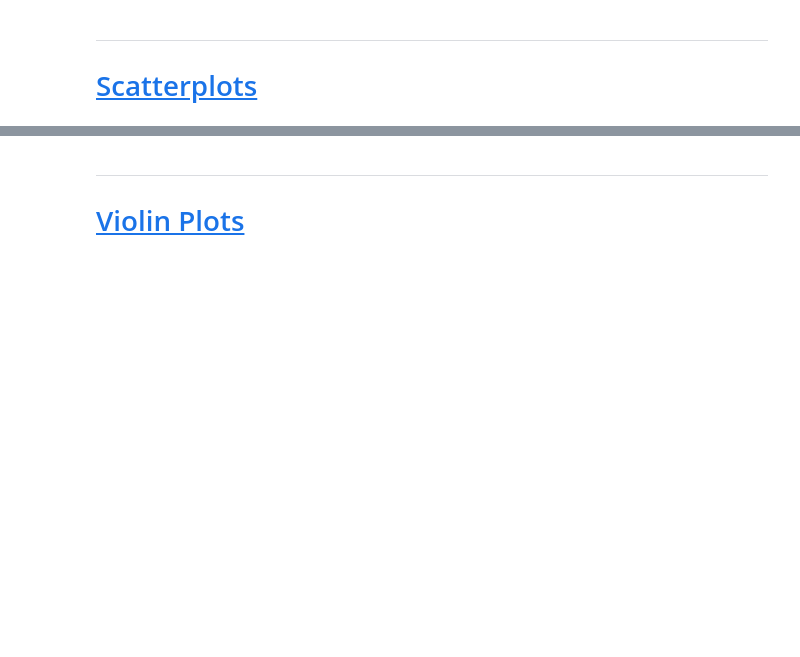
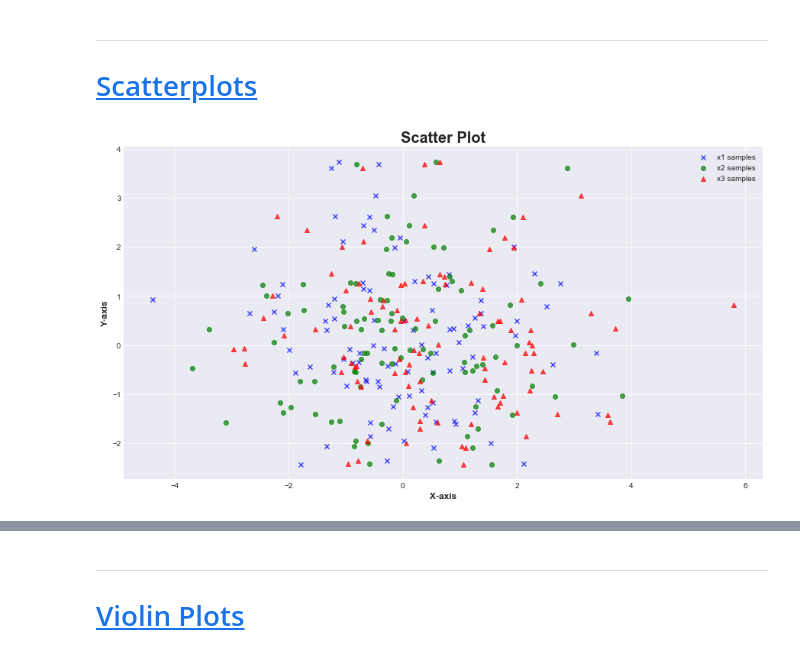
Before and after one commit to pavsingh7/Matplotlib, a Jupyter notebook: matplot_adv.ipynb, the cells around one changed output, grey strips where cells are left out. Saved outputs shown, nothing was run; the diff lists cells and outputs as text; code cells hidden in the pictures; blank space fills up the shorter version.

```diff
--- a/matplot_adv.ipynb
+++ b/matplot_adv.ipynb
@@ -357,3 +357,33 @@ Error bars are graphical representation of uncertainty in data. They show the va
 # %% [markdown]
 ***
 # <a id='toc7_'></a>[Scatterplots](#toc0_)
+# %%
+# Generating a data from MVN - given mean and covariance
+np.random.seed(4312)
+mu_vec1 = np.array([0,0])
+cov_mat1 = np.array([[2,0],[0,2]])
+
+x1_samples = np.random.multivariate_normal(mu_vec1, cov_mat1, 100)
+x2_samples = np.random.multivariate_normal(mu_vec1+0.2, cov_mat1+0.2, 100)
+x3_samples = np.random.multivariate_normal(mu_vec1+0.4, cov_mat1+0.4, 100)
+
+# create plot
+fig, ax = plt.subplots(figsize=(15,8))
+
+# scatter plot
+plt.scatter(x1_samples[:,0], x1_samples[:,1], marker='x',
+            color='blue', alpha=0.7, label='x1 samples')
+plt.scatter(x2_samples[:,0], x1_samples[:,1], marker='o',
+            color='green', alpha=0.7, label='x2 samples')
+plt.scatter(x3_samples[:,0], x1_samples[:,1], marker='^',
+            color='red', alpha=0.7, label='x3 samples')
+
+# Add title and axis labels
+ax.set_title("Scatter Plot", fontsize=20, fontweight='bold')
+ax.set_xlabel("X-axis", fontsize=12, fontweight='semibold')
+ax.set_ylabel("Y-axis", fontsize=12, fontweight='semibold')
+plt.legend(loc='upper right')
+
+plt.show()
+# %% [output]
+[figure, added]
```
Also changed, not shown: parts of 5 cells of this notebook.
